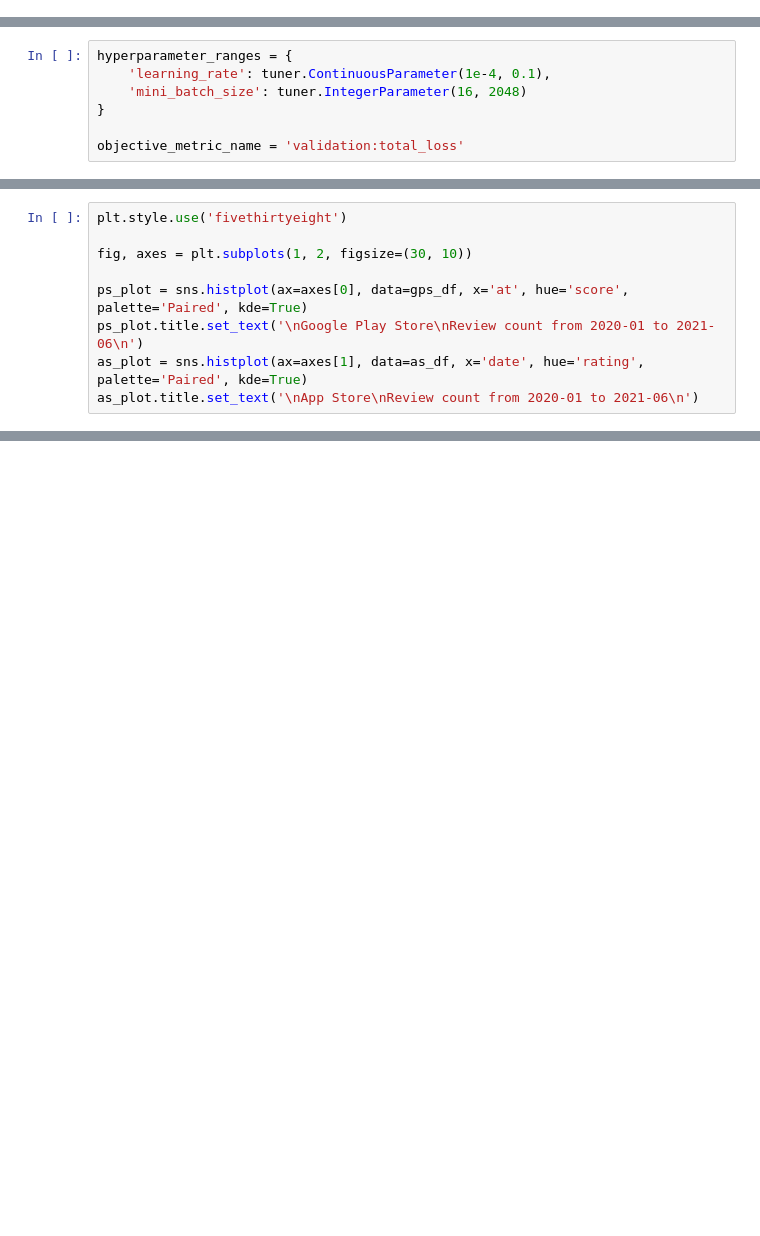
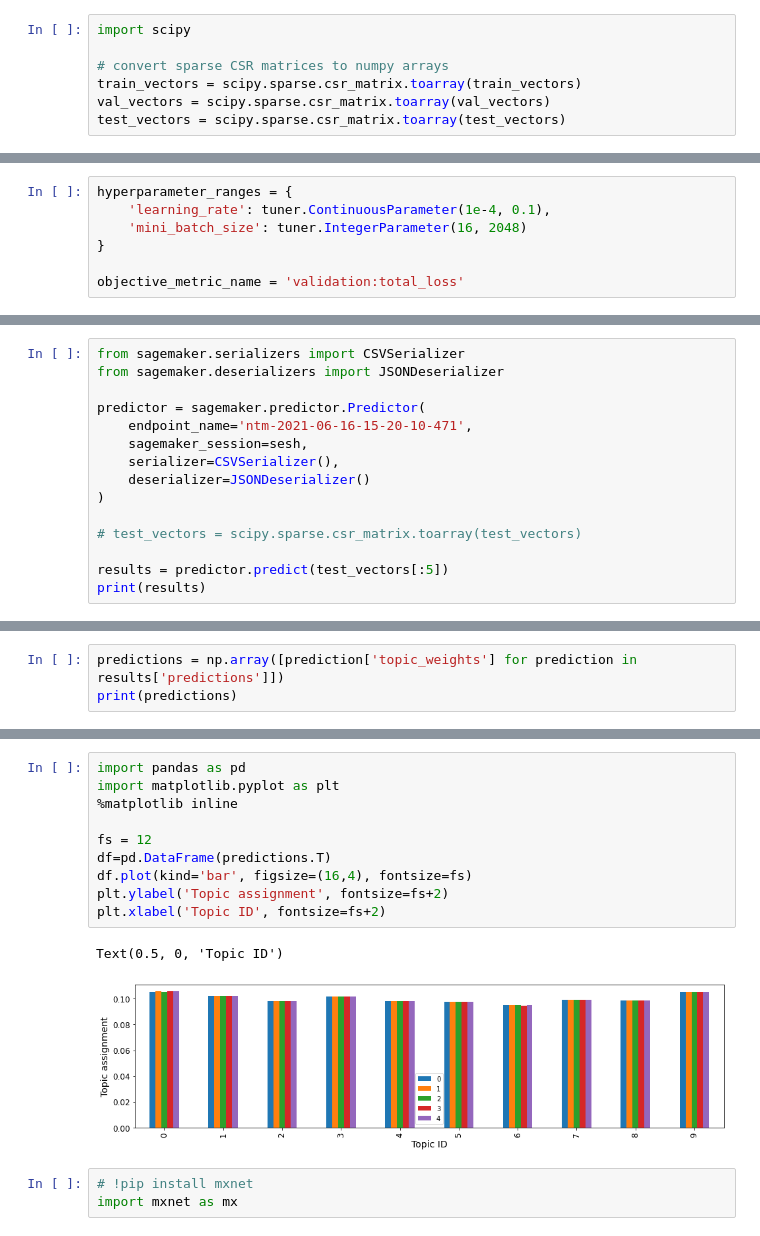
Before and after one commit to kentregs/mynt-cadetship-final-capstone-project-repo, a Jupyter notebook: [6] NTM_topic_modeling.ipynb, the cells around one changed output, grey strips where cells are left out. Drawn from its saved outputs; the diff is of its cells as text; blank space fills up the shorter version.

```diff
--- a/[6] NTM_topic_modeling.ipynb
+++ b/[6] NTM_topic_modeling.ipynb
@@ -225,2 +309,9 @@ print('Trained model will be saved at', output_path)
 # %% [markdown]
 ### Convert data into RecordIO Protobuf format using the SageMaker Python API
+# %%
+import scipy
+
+# convert sparse CSR matrices to numpy arrays
+train_vectors = scipy.sparse.csr_matrix.toarray(train_vectors)
+val_vectors = scipy.sparse.csr_matrix.toarray(val_vectors)
+test_vectors = scipy.sparse.csr_matrix.toarray(test_vectors)
@@ -356,9 +648,0 @@ latest_df().sort_values('FinalObjectiveValue', ascending=True)
-# %%
-plt.style.use('fivethirtyeight')
-
-fig, axes = plt.subplots(1, 2, figsize=(30, 10))
-
-ps_plot = sns.histplot(ax=axes[0], data=gps_df, x='at', hue='score', palette='Paired', kde=True)
-ps_plot.title.set_text('\nGoogle Play Store\nReview count from 2020-01 to 2021-06\n')
-as_plot = sns.histplot(ax=axes[1], data=as_df, x='date', hue='rating', palette='Paired', kde=True)
-as_plot.title.set_text('\nApp Store\nReview count from 2020-01 to 2021-06\n')
@@ -749,0 +833,15 @@ negative
+# %%
+from sagemaker.serializers import CSVSerializer
+from sagemaker.deserializers import JSONDeserializer
+
+predictor = sagemaker.predictor.Predictor(
+    endpoint_name='ntm-2021-06-16-15-20-10-471',
+    sagemaker_session=sesh,
+    serializer=CSVSerializer(),
+    deserializer=JSONDeserializer()
+)
+
+# test_vectors = scipy.sparse.csr_matrix.toarray(test_vectors)
+
+results = predictor.predict(test_vectors[:5])
+print(results)
@@ -749,0 +854,3 @@ negative
+# %%
+predictions = np.array([prediction['topic_weights'] for prediction in results['predictions']])
+print(predictions)
@@ -749,0 +868,16 @@ negative
+# %%
+import pandas as pd
+import matplotlib.pyplot as plt
+%matplotlib inline
+
+fs = 12
+df=pd.DataFrame(predictions.T)
+df.plot(kind='bar', figsize=(16,4), fontsize=fs)
+plt.ylabel('Topic assignment', fontsize=fs+2)
+plt.xlabel('Topic ID', fontsize=fs+2)
+# %% [output]
+Text(0.5, 0, 'Topic ID')
+[figure, added]
+# %%
+# !pip install mxnet
+import mxnet as mx
```
Also changed, not shown: parts of 88 cells of this notebook, 1 other file.
